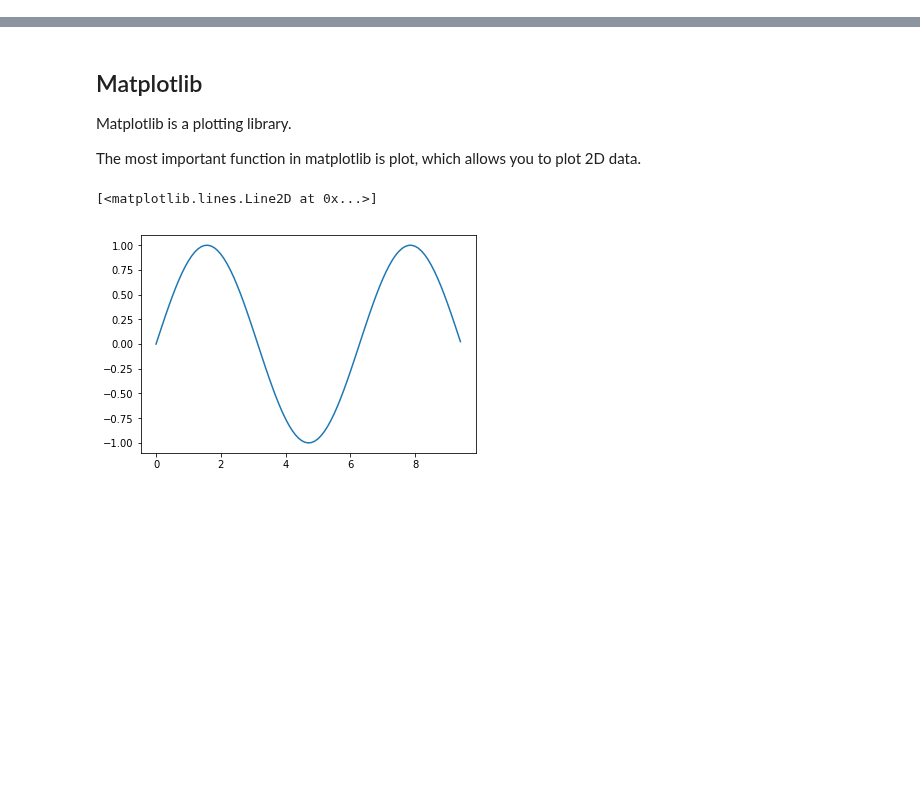
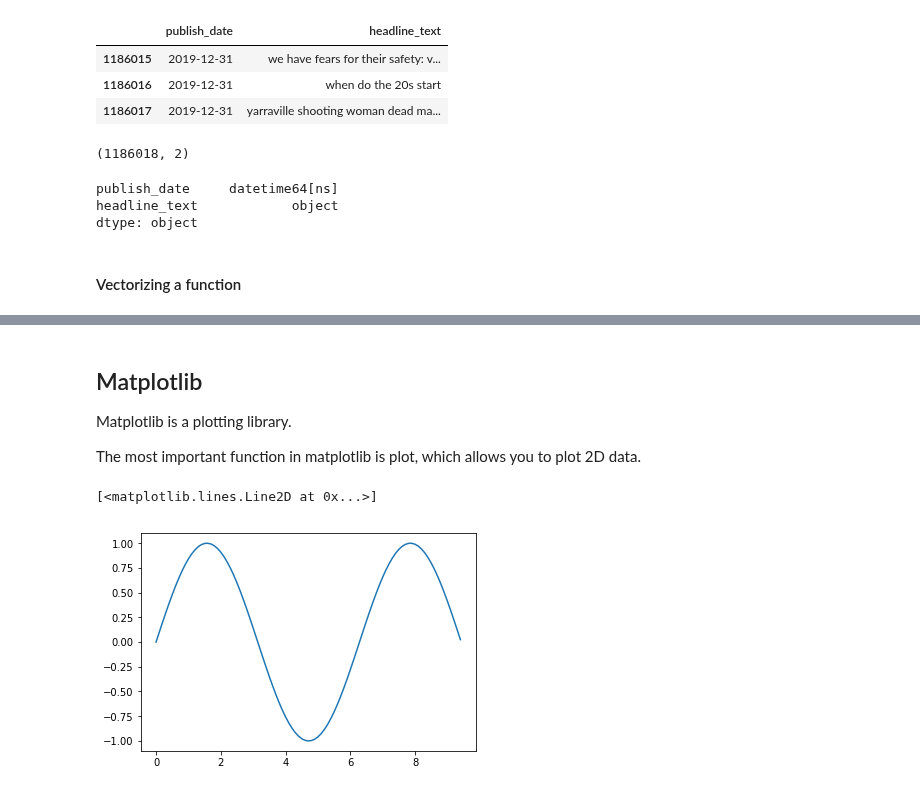
Before and after one commit to jgdelrio/tutorials, a Jupyter notebook: Intro/04_Pandas_Intro_ini.ipynb, the cells around one changed output, grey strips where cells are left out. Saved outputs shown, nothing was run; the diff lists cells and outputs as text; code cells hidden in the pictures; blank space fills up the shorter version.

```diff
--- a/Intro/04_Pandas_Intro_ini.ipynb
+++ b/Intro/04_Pandas_Intro_ini.ipynb
@@ -12,0 +41,19 @@ import matplotlib.pyplot as plt
+# %%
+df.tail(3)
+# %% [output]
+|  | publish_date | headline_text |
+| 1186015 | 2019-12-31 | we have fears for their safety: v... |
+| 1186016 | 2019-12-31 | when do the 20s start |
+| 1186017 | 2019-12-31 | yarraville shooting woman dead ma... |
+# %%
+df.shape
+# %% [output]
+(1186018, 2)
+# %%
+df.dtypes
+# %% [output]
+publish_date     datetime64[ns]
+headline_text            object
+dtype: object
+# %% [markdown]
+#### Vectorizing a function
```
Also changed, not shown: parts of 13 cells of this notebook.
